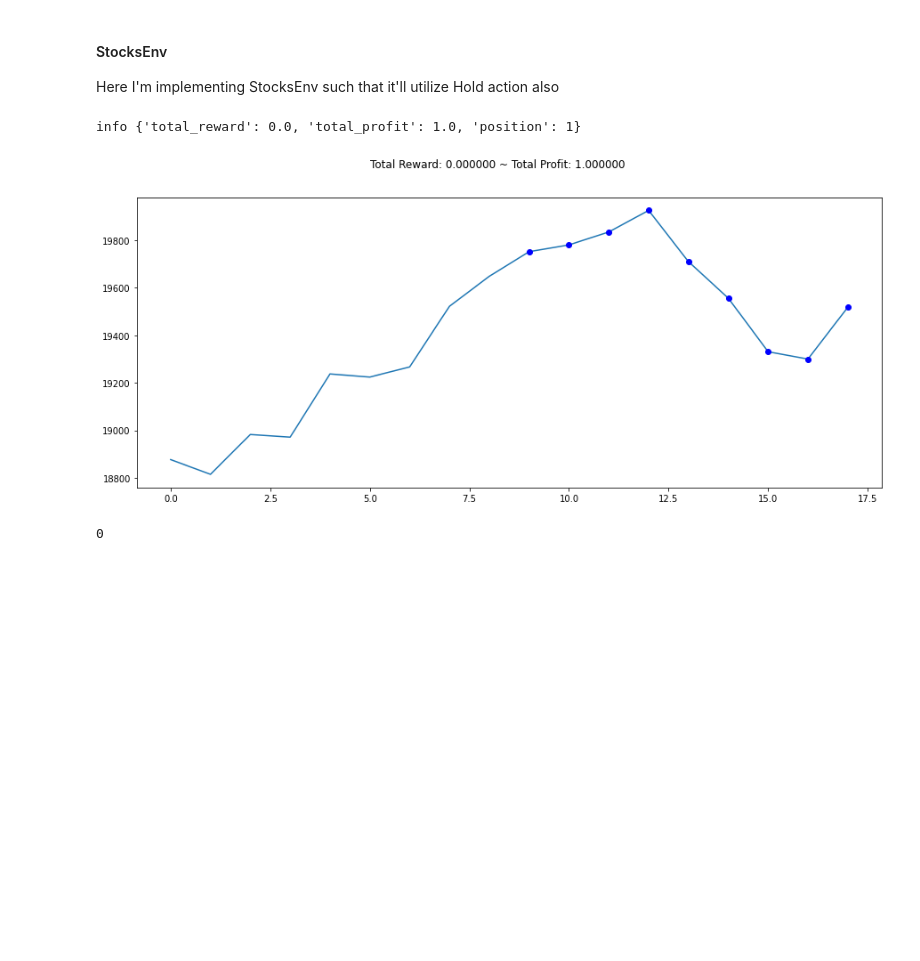
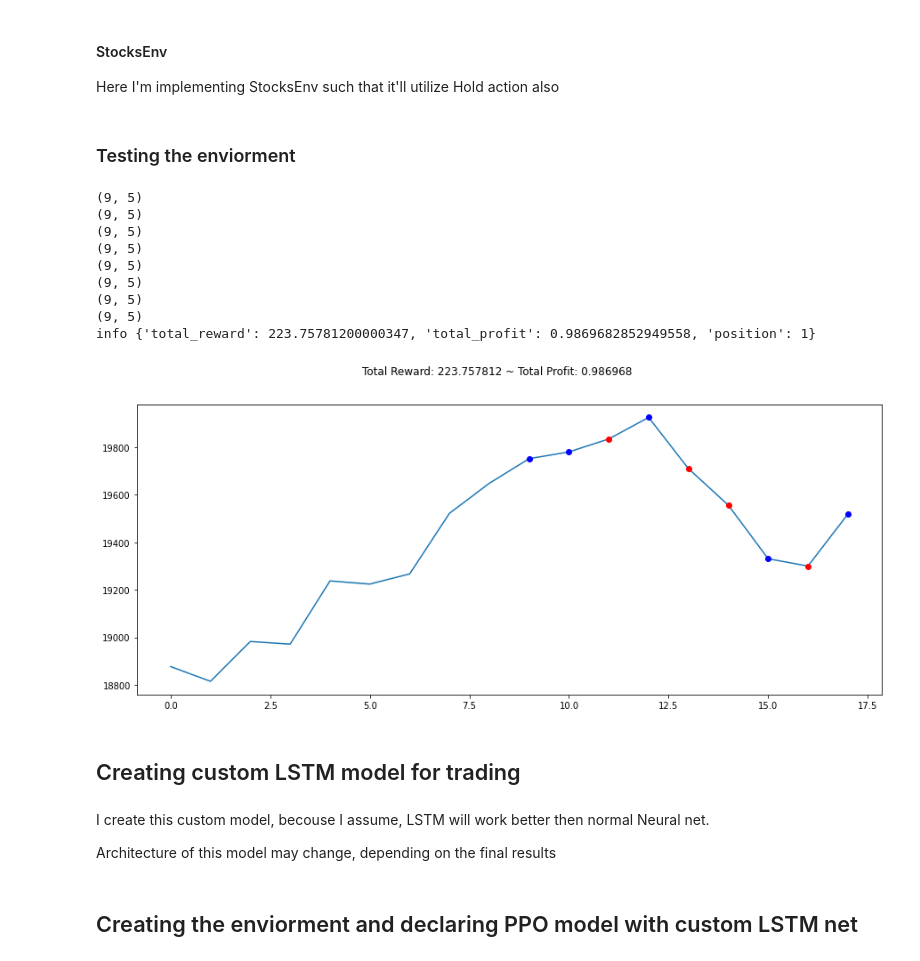
Before and after one commit to GrayMan124/Reinforment_Learning_Procjets, a Jupyter notebook: Stock_trading_bot/N225_Index_trading.ipynb, the cells around one changed output. Cells and saved outputs as stored; diff of their text form; code cells hidden in the pictures; blank space fills up the shorter version.

Commit message:
env and first model

```diff
--- a/Stock_trading_bot/N225_Index_trading.ipynb
+++ b/Stock_trading_bot/N225_Index_trading.ipynb
@@ -293,14 +306,7 @@ class StocksEnv(TradingEnv):
 
     def _calculate_reward(self, action):
         step_reward = 0
-
-        trade = False
-        if ((action == Actions.Buy.value and self._position == Positions.Short) or
-            (action == Actions.Short.value and self._position == Positions.Long)
-            # or
-            # (action == Actions.Hold.value and self._position == Positions.Hold)
-           ):
-            trade = True
+        trade = True
 
         if trade:
             current_price = self.prices[self._current_tick]
@@ -316,14 +322,9 @@ class StocksEnv(TradingEnv):
 
 
 # Is this actually correct? reutrn for short shuld be different I suppouse
+
     def _update_profit(self, action):
-        trade = False
-        if ((action == Actions.Buy.value and self._position == Positions.Short) or
-            (action == Actions.Sell.value and self._position == Positions.Long)
-            # or
-            # (action == Actions.Hold.value and self._position == Positions.Hold)
-           ):
-            trade = True
+        trade = True
 
         if trade or self._done:
             current_price = self.prices[self._current_tick]
@@ -361,25 +362,39 @@ class StocksEnv(TradingEnv):
             last_trade_tick = current_tick - 1
 
         return
+# %% [markdown]
+### Testing the enviorment
 # %%
 env = StocksEnv(df=df,window_size = 9, frame_bound=(9,18))
 # %%
 state = env.reset()
 while True:
-    # action = env.action_space.sample()
-    action = 0
+    action = env.action_space.sample()
+    # action = 0
+    print(n_state.shape)
     n_state, reward,done, info = env.step(action)
     if done:
         print("info", info)
+
         break
 plt.figure(figsize=(15,6))
 plt.cla()
 env.render_all()
 plt.show()
 # %% [output]
-info {'total_reward': 0.0, 'total_profit': 1.0, 'position': 1}
+(9, 5)
+(9, 5)
+(9, 5)
+(9, 5)
+(9, 5)
+(9, 5)
+(9, 5)
+(9, 5)
+info {'total_reward': 223.75781200000347, 'total_profit': 0.9869682852949558, 'position': 1}
-[figure, old version]
+[figure, new version]
-# %%
-env.action_space.sample()
-# %% [output]
-0
+# %% [markdown]
+## Creating custom LSTM model for trading
+# %% [markdown]
+I create this custom model, becouse I assume, LSTM will work better then normal Neural net.
+
+ Architecture of this model may change, depending on the final results
@@ -385,0 +536,2 @@ env.action_space.sample()
+# %% [markdown]
+## Creating the enviorment and declaring PPO model with custom LSTM net
```
Also changed, not shown: parts of 8 cells of this notebook.
